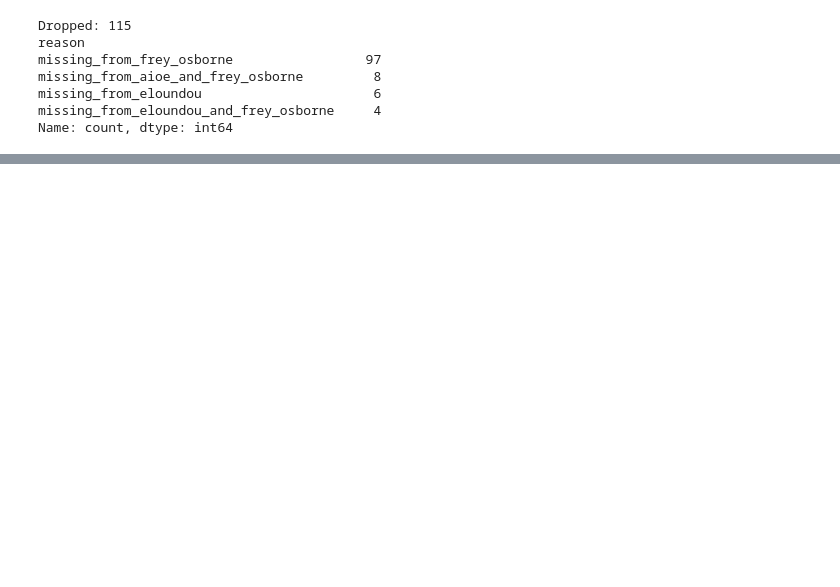
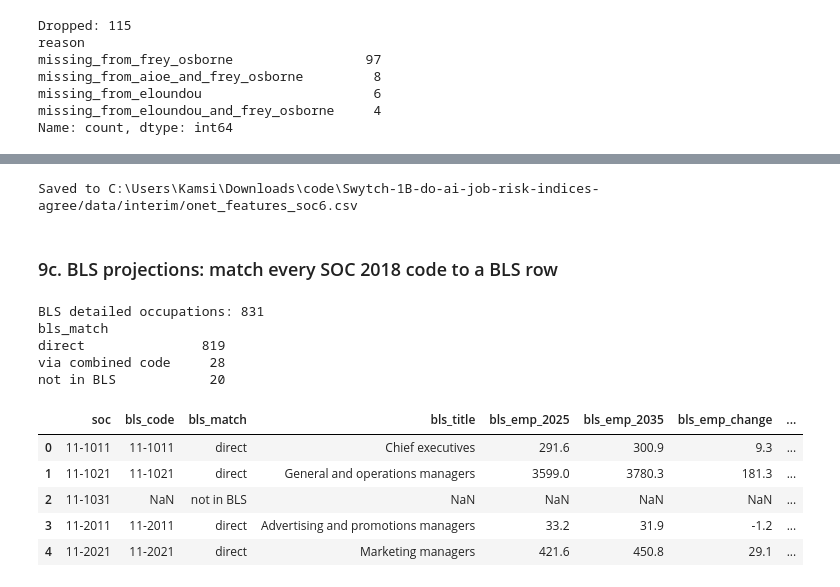
Before and after one commit to Break-Through-Tech/Swytch-1B-do-ai-job-risk-indices-agree, a Jupyter notebook: notebooks/Milestone_1.ipynb, the cells around one changed output, grey strips where cells are left out. Cells and saved outputs as stored; diff of their text form; code cells hidden in the pictures; blank space fills up the shorter version.

Commit message:
Add O*NET and BLS features to the merged table (V1)
Co-authored by: Mehzbeen Sandhu <221641133+msandhu1901@users.noreply.github.com>

```diff
--- a/notebooks/Milestone_1.ipynb
+++ b/notebooks/Milestone_1.ipynb
@@ -311,0 +519,80 @@ Done in [`package_v0.ipynb`](package_v0.ipynb) → `data/processed/ai_risk_v0.cs
+# %%
+onet.to_csv(f'{BASE}/data/interim/onet_features_soc6.csv', index=False)
+print(f'Saved to {BASE}/data/interim/onet_features_soc6.csv')
+# %% [output]
+Saved to C:\Users\Kamsi\Downloads\code\Swytch-1B-do-ai-job-risk-indices-agree/data/interim/onet_features_soc6.csv
+# %% [markdown]
+### 9c. BLS projections: match every SOC 2018 code to a BLS row
+# %%
+# Short names for the Table 1.2 columns we keep (employment counts are in thousands of jobs)
+BLS_COLUMNS = {
+    '2025 National Employment Matrix title': 'bls_title',
+    '2025 National Employment Matrix code': 'bls_code',
+    'Occupation type': 'occ_type',
+    'Employment, 2025': 'bls_emp_2025',
+    'Employment, 2035': 'bls_emp_2035',
+    'Employment change, numeric, 2025–35': 'bls_emp_change',
+    'Employment change, percent, 2025–35': 'bls_emp_change_pct',
+    'Percent self-employed, 2025': 'bls_self_employed_pct',
+    'Occupational openings, 2025–35 annual average': 'bls_openings_per_year',
+    'Median annual wage, dollars, 2025': 'bls_median_wage',
+    'Typical education needed for entry': 'bls_education',
+    'Work experience in a related occupation': 'bls_experience',
+    'Typical on-the-job training needed to attain competency in the occupation': 'bls_training',
+}
+
+# Only '—' and empty cells mean missing. pandas' default list would also blank out the real answer 'None'
+bls_raw = pd.read_excel(f'{BASE}/data/raw/occupation.xlsx', sheet_name='Table 1.2', header=1,
+                        keep_default_na=False, na_values=['—', ''])
+bls_raw = bls_raw.rename(columns=BLS_COLUMNS)
+
+# Keep rows with a real occupation code (drops the footnotes) that are detailed occupations, not subtotals
+has_code = bls_raw['bls_code'].astype(str).str.fullmatch(r'\d{2}-\d{4}')
+is_line_item = bls_raw['occ_type'] == 'Line item'
+keep_columns = list(BLS_COLUMNS.values())
+keep_columns.remove('occ_type')
+bls = bls_raw.loc[has_code & is_line_item, keep_columns].copy()
+bls['bls_title'] = bls['bls_title'].str.strip()
+assert bls['bls_code'].is_unique
+print(f'BLS detailed occupations: {len(bls)}')
+
+# Every SOC 2018 code, from the crosswalk
+crosswalk = pd.read_excel(f'{BASE}/data/raw/soc_2010_to_2018_crosswalk.xlsx', sheet_name='Sorted by 2010', skiprows=8)
+soc2018_codes = sorted(set(crosswalk['2018 SOC Code'].dropna()))
+
+# BLS codes that are not SOC 2018 codes are BLS's combined codes, e.g. 13-1020 = 13-1021 + 13-1022 + 13-1023
+bls_codes = set(bls['bls_code'])
+combined_codes = sorted(bls_codes - set(soc2018_codes))
+
+rows = []
+for soc in soc2018_codes:
+    if soc in bls_codes:
+        rows.append({'soc': soc, 'bls_code': soc, 'bls_match': 'direct'})
+        continue
+    # A combined code starts with the same 6 characters as the codes it covers ('13-102' in 13-1020 and 13-1021)
+    candidates = []
+    for code in combined_codes:
+        if code[:6] == soc[:6]:
+            candidates.append(code)
+    assert len(candidates) <= 1, f'{soc} matches more than one combined code: {candidates}'
+    if len(candidates) == 1:
+        rows.append({'soc': soc, 'bls_code': candidates[0], 'bls_match': 'via combined code'})
+    else:
+        rows.append({'soc': soc, 'bls_code': None, 'bls_match': 'not in BLS'})
+mapping = pd.DataFrame(rows)
+
+bls_by_soc = mapping.merge(bls, on='bls_code', how='left')
+print(bls_by_soc['bls_match'].value_counts().to_string())
+bls_by_soc.head()
+# %% [output]
+BLS detailed occupations: 831
+bls_match
+direct               819
+via combined code     28
+not in BLS            20
+|  | soc | bls_code | bls_match | bls_title | bls_emp_2025 | bls_emp_2035 | bls_emp_change | ... |
+| 0 | 11-1011 | 11-1011 | direct | Chief executives | 291.6 | 300.9 | 9.3 | ... |
+| 1 | 11-1021 | 11-1021 | direct | General and operations managers | 3599.0 | 3780.3 | 181.3 | ... |
+| 2 | 11-1031 | NaN | not in BLS | NaN | NaN | NaN | NaN | ... |
+| 3 | 11-2011 | 11-2011 | direct | Advertising and promotions managers | 33.2 | 31.9 | -1.2 | ... |
+| 4 | 11-2021 | 11-2021 | direct | Marketing managers | 421.6 | 450.8 | 29.1 | ... |
```
Also changed, not shown: parts of 26 cells of this notebook, 8 other files.
